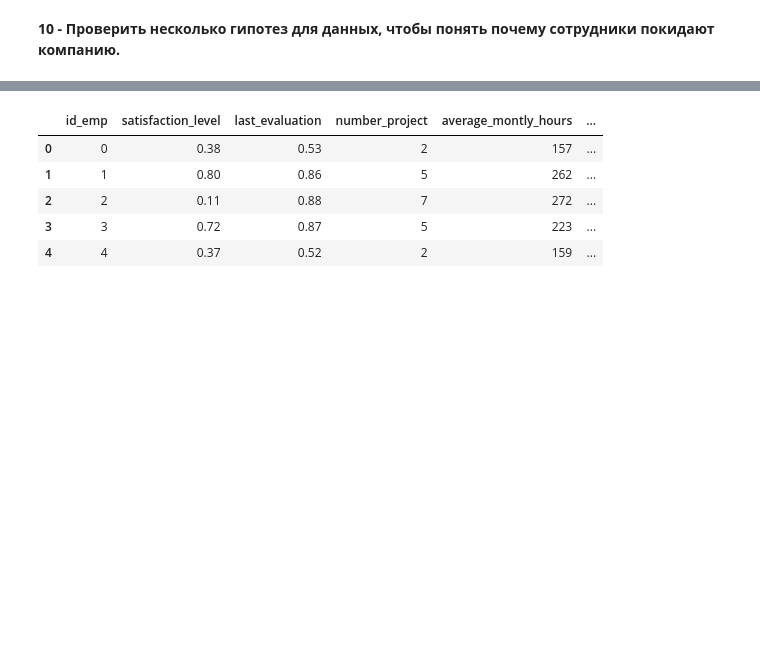
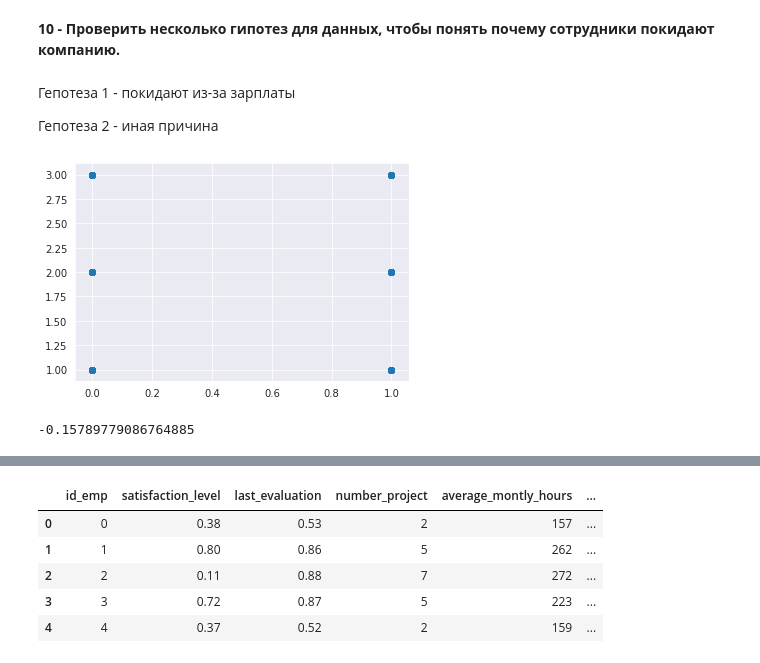
Before and after one commit to Geringer13/Netology_pyda, a Jupyter notebook: Diploma_work.ipynb, the cells around one changed output, grey strips where cells are left out. Saved outputs shown, nothing was run; the diff lists cells and outputs as text; code cells hidden in the pictures; blank space fills up the shorter version.

```diff
--- a/Diploma_work.ipynb
+++ b/Diploma_work.ipynb
@@ -646,3 +651,23 @@ plt.show()
 [figure]
 # %% [markdown]
 **10 - Проверить несколько гипотез для данных, чтобы понять почему сотрудники покидают компанию.**
+# %% [markdown]
+Гепотеза 1 - покидают из-за зарплаты
+
+
+
+
+Гепотеза 2 - иная причина
+# %%
+# Гепотеза 1 - покидают из-за зарплаты
+plt.scatter(data['left'], data['salary'])
+plt.show()
+# %% [output]
+[figure, added]
+# %%
+# Мы видим, что корреляции нет между уровнем зарплаты и уходом из компании
+from scipy.stats import pearsonr
+corr, p_value = pearsonr(data['left'], data['salary'])
+print(corr)
+# %% [output]
+-0.15789779086764885
```
Also changed, not shown: parts of 4 cells of this notebook.
